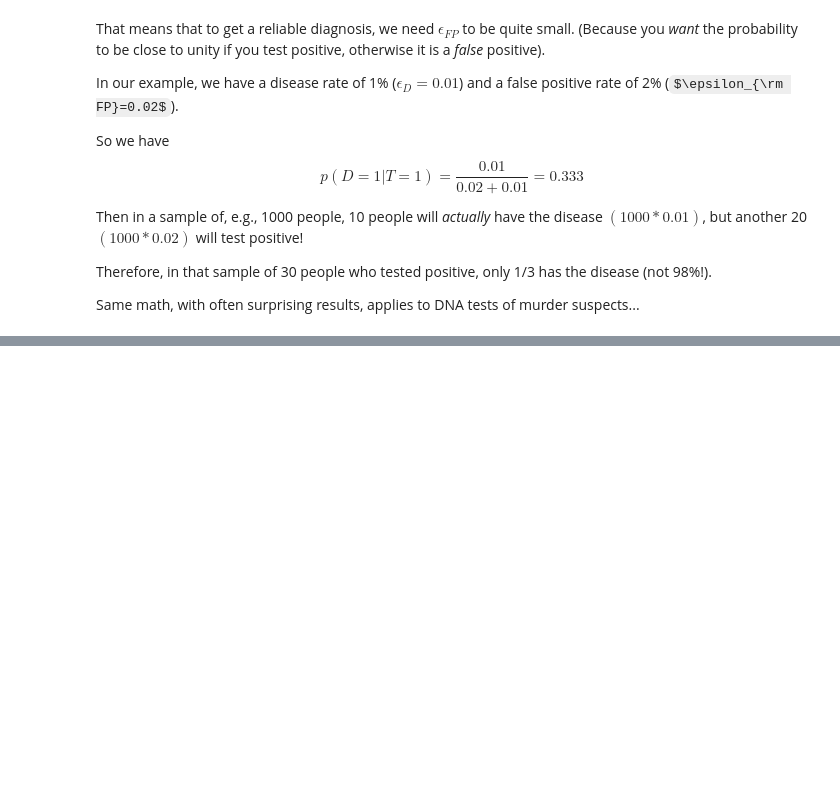
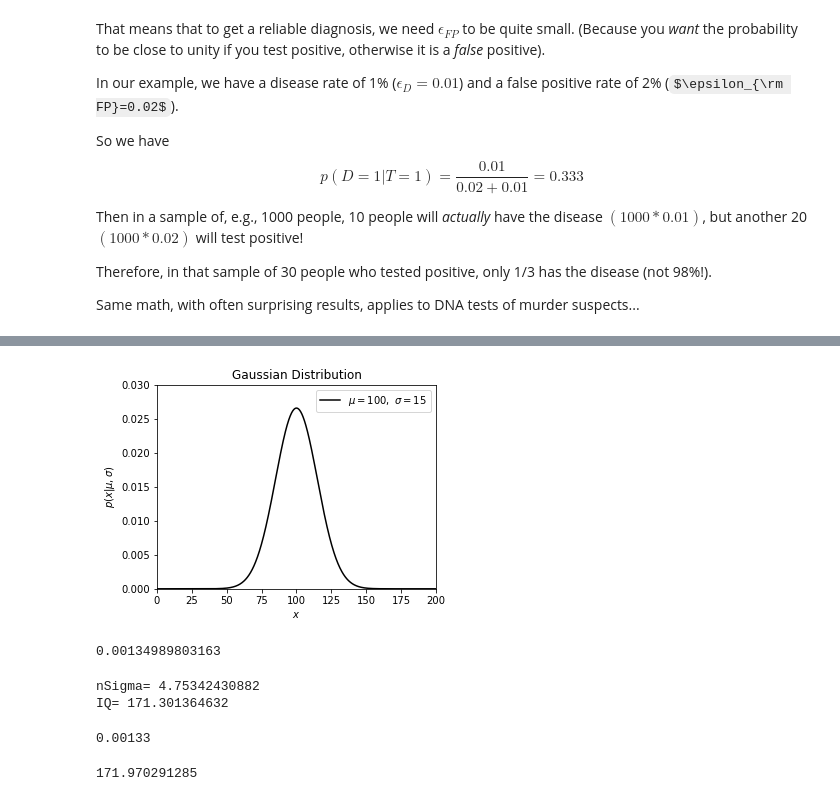
Before and after one commit to Ragadeepika-Pucha/astr-324-s17, a Jupyter notebook: notebooks/Week-2-Tue.ipynb, the cells around one changed output, grey strips where cells are left out. Saved outputs shown, nothing was run; the diff lists cells and outputs as text; code cells hidden in the pictures; some formulas as TeX source; blank space fills up the shorter version.

```diff
--- a/notebooks/Week-2-Tue.ipynb
+++ b/notebooks/Week-2-Tue.ipynb
@@ -252,3 +266,57 @@ import numpy as np
+# %%
+## Let's play with Gaussians! Or Normal distributions, N(mu,sigma)
+## see http://www.astroml.org/book_figures/chapter3/fig_gaussian_distribution.html
+## Example: IQ is (by definition) distributed as N(mu=100,sigma=15)
+## Let's plot the IQ distribution first
+# generate distribution for a grid of x values
+x = np.linspace(0, 200, 1000)
+mu=100
+sigma=15
+gauss = norm(mu, sigma).pdf(x)  # this is a function of x: gauss(x)
+# actual plotting
+fig, ax = plt.subplots(figsize=(5, 3.75))
+plt.plot(x, gauss, ls='-', c='black', label=r'$\mu=%i,\ \sigma=%i$' % (mu, sigma))
+plt.xlim(0, 200)
+plt.ylim(0, 0.03)
+plt.xlabel('$x$')
+plt.ylabel(r'$p(x|\mu,\sigma)$')
+plt.title('Gaussian Distribution')
+plt.legend()
+plt.show()
+# %% [output]
+[figure, added]
+# %%
+## above we used probability density function (astronomers like to call it "differential" df)
+## the cumulative distribution function, cdf, is the integral of pdf from $x'=-\infty$ to $x'=x$
+# What fraction of people have IQ>145?
+gaussCDF = norm(mu, sigma).cdf(145)
+print (1-gaussCDF)
+# %% [output]
+0.00134989803163
+# %%
+# What IQ corresponds to "one in a million"?
+nSigma = norm.ppf(1-1.0e-6)
+# norm.ppf returns x for specified cdf, assuming mu=0 and sigma=1 ("standarnd normal pdf")
+IQ = mu + nSigma*sigma
+print 'nSigma=',nSigma
+print 'IQ=', IQ
+# %% [output]
+nSigma= 4.75342430882
+IQ= 171.301364632
+# %%
+# let's now look at the same problems using a sample of million points drawn from N(100,15)
+sampleSize=1000000
+gaussSample = norm(mu, sigma).rvs(sampleSize)
+# What fraction of people have IQ>145?
+smartOnes = gaussSample[gaussSample>145]
+print (1.0*np.size(smartOnes)/sampleSize)
+# %% [output]
+0.00133
+# %%
+# What IQ corresponds to "one in a million"?
+print np.max(gaussSample)
+# %% [output]
+171.970291285
 # %%
 def printStats(v):
     print 'Size:', np.size(v)
```
Also changed, not shown: parts of 21 cells of this notebook.
